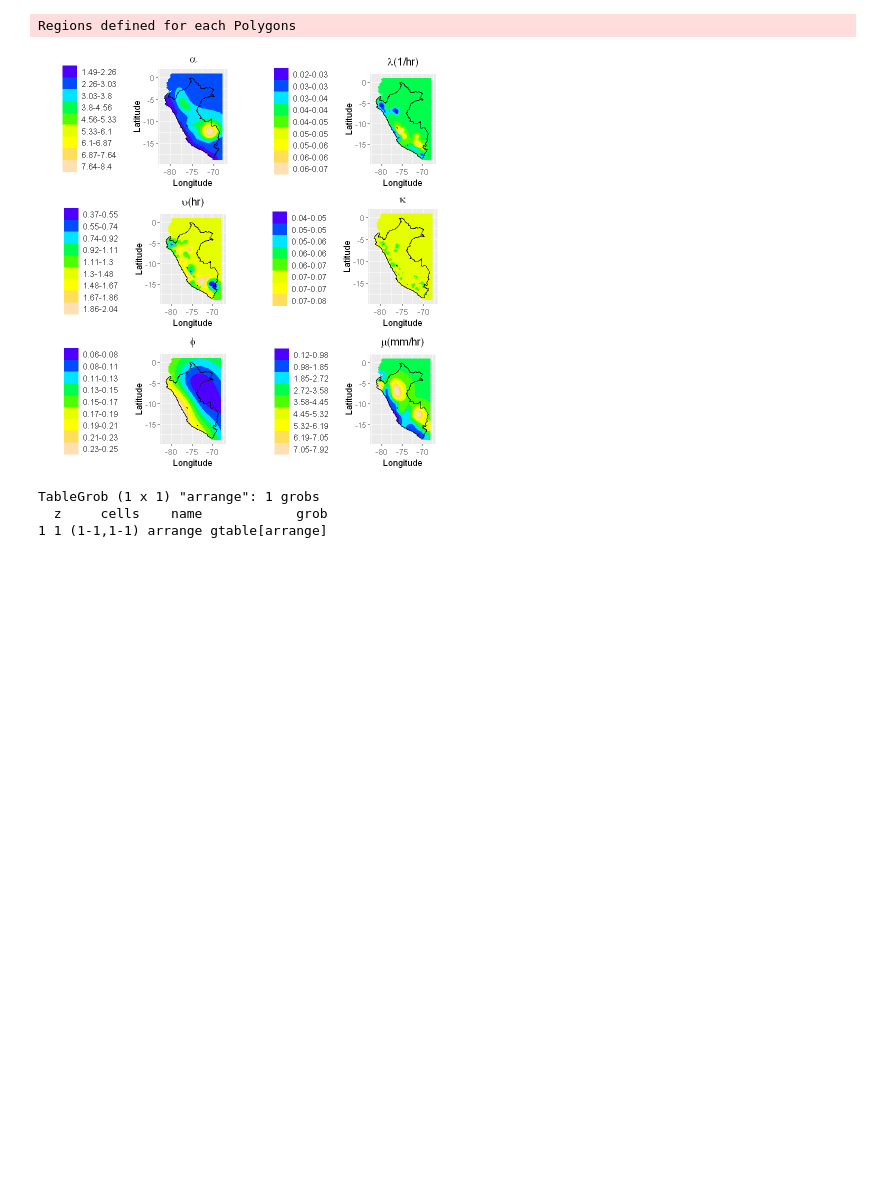
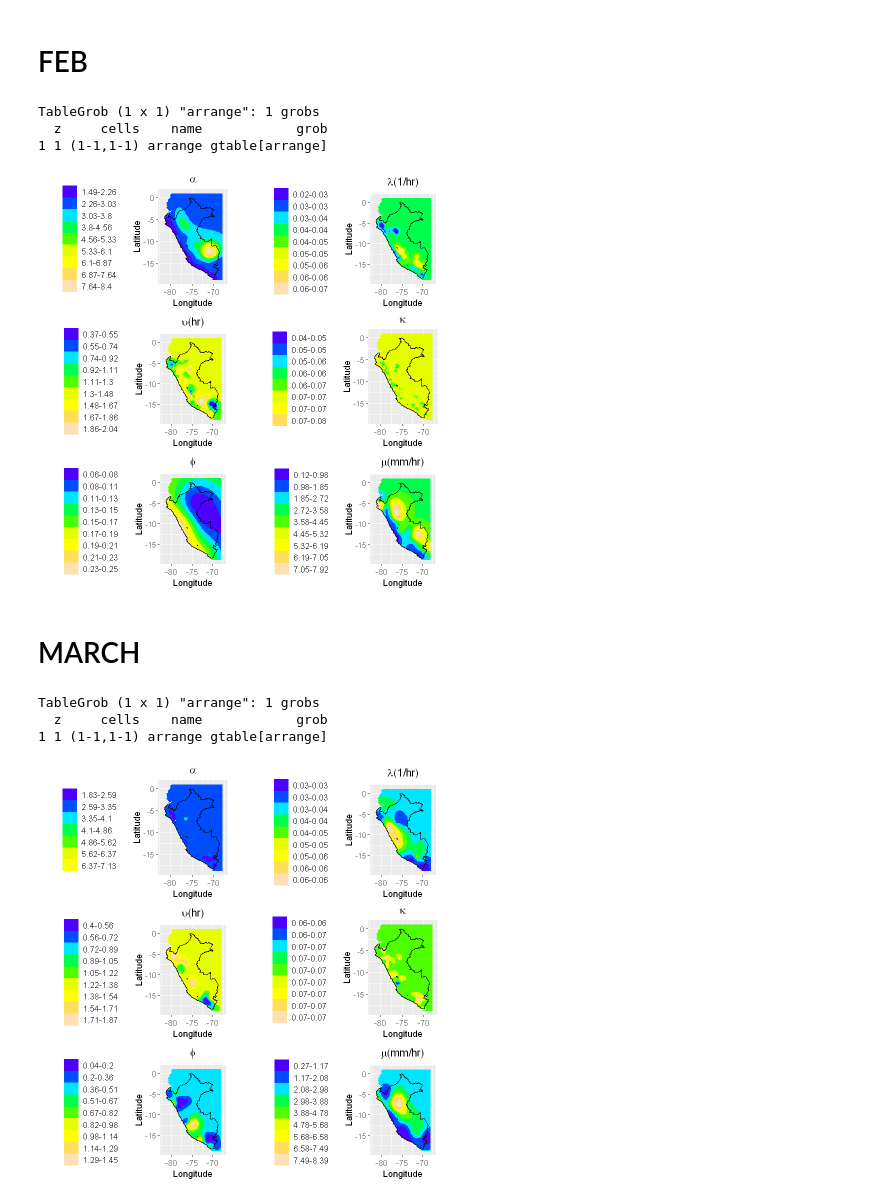
Before and after one commit to JoseZevallosR/Bartlet-Lewis_Regionalization, a Jupyter notebook: notebooks/MBLRP Parameters Spatial Distribution.ipynb, the cells around one changed output. Cells and saved outputs as stored; diff of their text form; code cells hidden in the pictures; blank space fills up the shorter version.

```diff
--- a/notebooks/MBLRP Parameters Spatial Distribution.ipynb
+++ b/notebooks/MBLRP Parameters Spatial Distribution.ipynb
@@ -1,20 +35,6 @@
+# %% [markdown]
+# FEB
 # %%
-source('D:/Proyectos_GitHub/Bartlet-Lewis_Regionalization/src/plotHelpers.R')
-
-Peru <- shapefile("d:/Proyectos_GitHub/Bartlet-Lewis_Regionalization/data/Area_estudio/Limite Perú250_gcs.shp")
-# Next the shapefile has to be converted to a dataframe for use in ggplot2
-shapefile_df <- fortify(Peru)
-
-
-a=expression(alpha)
-l=expression(paste(lambda,'(1/hr)'))
-v=expression(paste(upsilon,'(hr)'))
-k=expression(kappa)
-phi=expression(phi)
-u=expression(paste(mu,'(mm/hr)'))
-
-
-#feb
 dir1='d:/Proyectos_GitHub/Bartlet-Lewis_Regionalization/output/CV_maps/feb/parametros_1_feb.tif'
 dir2='d:/Proyectos_GitHub/Bartlet-Lewis_Regionalization/output/CV_maps/feb/parametros_2_feb.tif'
 dir3='d:/Proyectos_GitHub/Bartlet-Lewis_Regionalization/output/CV_maps/feb/parametros_3_feb.tif'
@@ -35,12 +55,40 @@ mapa5=plot_map(df.map,legenda,titulo = phi,shapefile_df)
 c(df.map,legenda):=raster_to_df(dir6,10)
 mapa6=plot_map(df.map,legenda,titulo = u,shapefile_df)
 figure1=grid.arrange(arrangeGrob(mapa1,mapa2,mapa3,mapa4,mapa5,mapa6,nrow = 3))
+
+figure1
 # %% [output]
-Regions defined for each Polygons
+TableGrob (1 x 1) "arrange": 1 grobs
+  z     cells    name            grob
+1 1 (1-1,1-1) arrange gtable[arrange]
 [figure]
-# %%
-figure1
-# %% [output]
-TableGrob (1 x 1) "arrange": 1 grobs
-  z     cells    name            grob
-1 1 (1-1,1-1) arrange gtable[arrange]
+# %% [markdown]
+# MARCH
+# %%
+
+dir1='d:/Proyectos_GitHub/Bartlet-Lewis_Regionalization/output/CV_maps/mar/parametros_1_mar.tif'
+dir2='d:/Proyectos_GitHub/Bartlet-Lewis_Regionalization/output/CV_maps/mar/parametros_2_mar.tif'
+dir3='d:/Proyectos_GitHub/Bartlet-Lewis_Regionalization/output/CV_maps/mar/parametros_3_mar.tif'
+dir4='d:/Proyectos_GitHub/Bartlet-Lewis_Regionalization/output/CV_maps/mar/parametros_4_mar.tif'
+dir5='d:/Proyectos_GitHub/Bartlet-Lewis_Regionalization/output/CV_maps/mar/parametros_5_mar.tif'
+dir6='d:/Proyectos_GitHub/Bartlet-Lewis_Regionalization/output/CV_maps/mar/parametros_6_mar.tif'
+
+c(df.map,legenda):=raster_to_df(dir1,10)
+mapa1=plot_map(df.map,legenda,titulo = a,shapefile_df)
+c(df.map,legenda):=raster_to_df(dir2,10)
+mapa2=plot_map(df.map,legenda,titulo = l,shapefile_df)
+c(df.map,legenda):=raster_to_df(dir3,10)
+mapa3=plot_map(df.map,legenda,titulo = v,shapefile_df)
+c(df.map,legenda):=raster_to_df(dir4,10)
+mapa4=plot_map(df.map,legenda,titulo = k,shapefile_df)
+c(df.map,legenda):=raster_to_df(dir5,10)
+mapa5=plot_map(df.map,legenda,titulo = phi,shapefile_df)
+c(df.map,legenda):=raster_to_df(dir6,10)
+mapa6=plot_map(df.map,legenda,titulo = u,shapefile_df)
+figure1=grid.arrange(arrangeGrob(mapa1,mapa2,mapa3,mapa4,mapa5,mapa6,nrow = 3))
+figure1
+# %% [output]
+TableGrob (1 x 1) "arrange": 1 grobs
+  z     cells    name            grob
+1 1 (1-1,1-1) arrange gtable[arrange]
+[figure, added]
```
Also changed, not shown: parts of 4 cells of this notebook, 3 other files.
